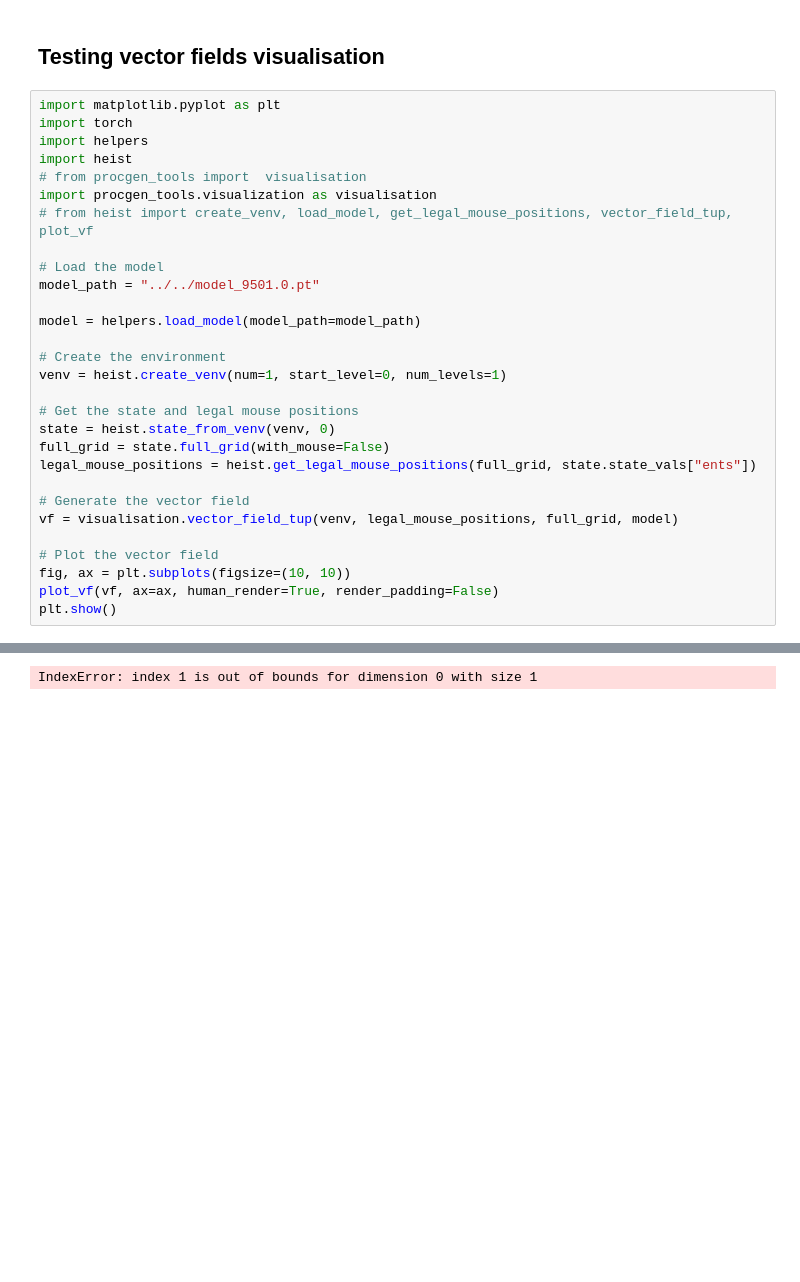
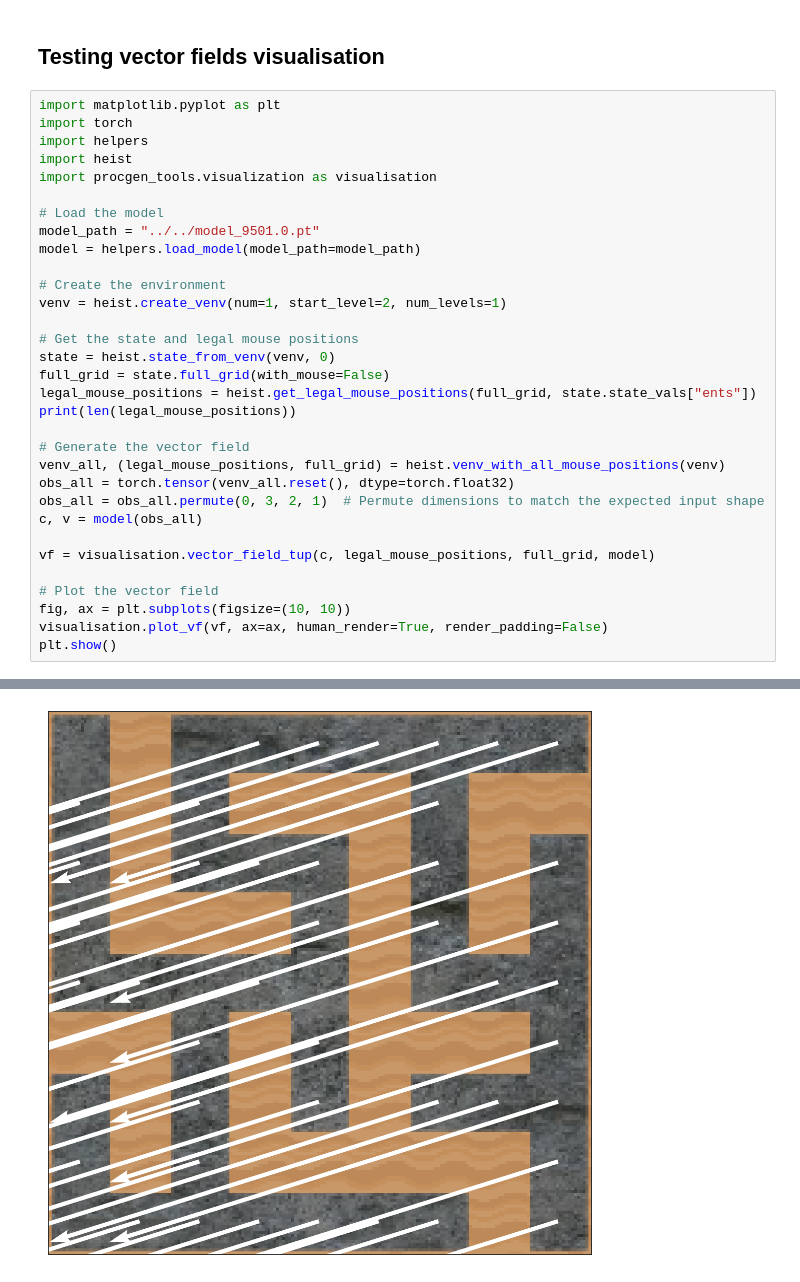
Before and after one commit to BenSturgeon/ai-safety-camp-2024-model-agents, a Jupyter notebook: notebooks/activation_steering.ipynb, the cells around one changed output, grey strips where cells are left out. Saved outputs shown, nothing was run; the diff lists cells and outputs as text; blank space fills up the shorter version.

Commit message:
Added first attempt at visualisation for heist.py

```diff
--- a/notebooks/activation_steering.ipynb
+++ b/notebooks/activation_steering.ipynb
@@ -334,28 +333,31 @@ import matplotlib.pyplot as plt
 import torch
 import helpers
 import heist
-# from procgen_tools import  visualisation
 import procgen_tools.visualization as visualisation
-# from heist import create_venv, load_model, get_legal_mouse_positions, vector_field_tup, plot_vf
 
 # Load the model
 model_path = "../../model_9501.0.pt"
-
 model = helpers.load_model(model_path=model_path)
 
 # Create the environment
-venv = heist.create_venv(num=1, start_level=0, num_levels=1)
+venv = heist.create_venv(num=1, start_level=2, num_levels=1)
 
 # Get the state and legal mouse positions
 state = heist.state_from_venv(venv, 0)
 full_grid = state.full_grid(with_mouse=False)
 legal_mouse_positions = heist.get_legal_mouse_positions(full_grid, state.state_vals["ents"])
+print(len(legal_mouse_positions))
 
 # Generate the vector field
-vf = visualisation.vector_field_tup(venv, legal_mouse_positions, full_grid, model)
+venv_all, (legal_mouse_positions, full_grid) = heist.venv_with_all_mouse_positions(venv)
+obs_all = torch.tensor(venv_all.reset(), dtype=torch.float32)
+obs_all = obs_all.permute(0, 3, 2, 1)  # Permute dimensions to match the expected input shape
+c, v = model(obs_all)
+
+vf = visualisation.vector_field_tup(c, legal_mouse_positions, full_grid, model)
 
 # Plot the vector field
 fig, ax = plt.subplots(figsize=(10, 10))
-plot_vf(vf, ax=ax, human_render=True, render_padding=False)
+visualisation.plot_vf(vf, ax=ax, human_render=True, render_padding=False)
 plt.show()
 # %% [output]
@@ -364 +367 @@ torch.Size([1, 64, 64, 3])
-IndexError: index 1 is out of bounds for dimension 0 with size 1
+[figure, added]
```
Also changed, not shown: parts of 18 cells of this notebook, 1 other file.
